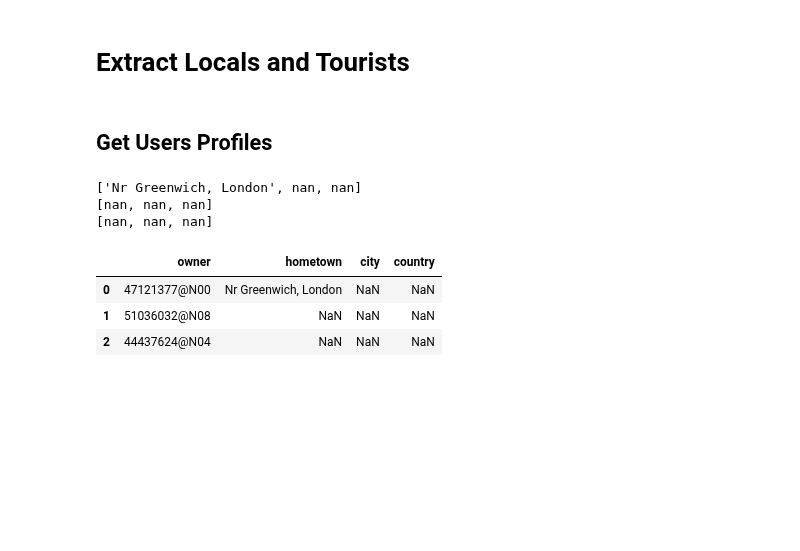
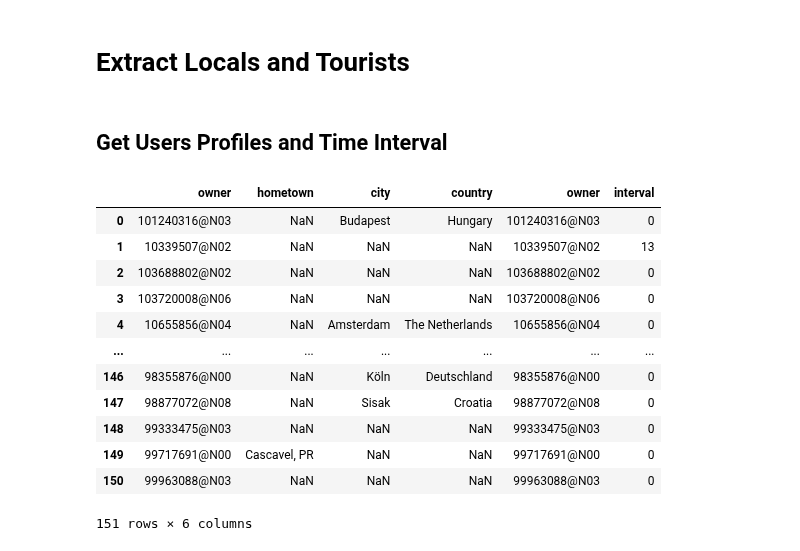
Before and after one commit to leyixu21/Semantic-Trajectory, a Jupyter notebook: clean_flickr_data.ipynb, the cells around one changed output. Drawn from its saved outputs; the diff is of its cells as text; code cells hidden in the pictures; blank space fills up the shorter version.

Commit message:
Get time intervals between the first and last photos of users

```diff
--- a/clean_flickr_data.ipynb
+++ b/clean_flickr_data.ipynb
@@ -405,9 +417,9 @@ tags_count.most_common()
 # %% [markdown]
 # Extract Locals and Tourists
 # %% [markdown]
-## Get Users Profiles
+## Get Users Profiles and Time Interval
 # %%
-# get the location of users to extract locals and tourists
+# get the location and time interval of users to extract locals and tourists
 
 
 # https://www.flickr.com/services/api/flickr.profile.getProfile.html
@@ -423,48 +435,69 @@ flickr = FlickrAPI(key, secret, format='parsed-json')
 
 # create a dictionary to store the users profile (hometown, city, country)
 users_profile = {}
+# create a dictionary to store the time interval between the first and last photos of users
+users_interval = {}
 
-# create a users list for test
-users = ['47121377@N00', '51036032@N08', '44437624@N04']
+# # create a users list for test
+# users = ['47121377@N00', '51036032@N08', '44437624@N04']
 
-# iterate users to get their profile via FlickrAPI
+# iterate users
 for i in users:
   # get the profile
   result = flickr.profile.getProfile(user_id=i)
 
   # set locations as NaN in case some of them are missing
   hometown = np.nan
   city = np.nan
   country = np.nan
 
   # get locations from the profile if they exist
   if 'hometown' in result['profile'].keys():
     if result['profile']['hometown'] != '':
       hometown = result['profile']['hometown']
   if 'city' in result['profile'].keys():
     if result['profile']['city'] != '':
       city = result['profile']['city']
   if 'country' in result['profile'].keys():
     if result['profile']['country'] != '':
       country = result['profile']['country']
 
   # add the list of locations to the profile of this user
   users_profile[i] = [hometown, city, country]
 
 
+  # get the user data
+  user = gdf_gb_users.get_group(i)
+  user = user.sort_values('date')
+  # get the time interval (days)
+  interval = (user['date'].iloc[-1] - user['date'].iloc[-0]).days
+  users_interval[i] = [interval]
+
+
 #convert the dictionary to the dataframe
 users_profile = pd.DataFrame(users_profile).transpose()
+users_interval = pd.DataFrame(users_interval).transpose()
 # convert the index to the column
 users_profile = users_profile.reset_index()
+users_interval = users_interval.reset_index()
 # rename the columns
 users_profile.columns = ['owner', 'hometown', 'city', 'country']
+users_interval.columns = ['owner', 'interval']
 
-users_profile
+# join two dataframes
+users_info = pd.concat([users_profile, users_interval], axis=1, join="inner").reindex(users_profile.index)
+users_info
 # %% [output]
+|  | owner | hometown | city | country | owner | interval |
+| 0 | 101240316@N03 | NaN | Budapest | Hungary | 101240316@N03 | 0 |
+| 1 | 10339507@N02 | NaN | NaN | NaN | 10339507@N02 | 13 |
+| 2 | 103688802@N02 | NaN | NaN | NaN | 103688802@N02 | 0 |
+| 3 | 103720008@N06 | NaN | NaN | NaN | 103720008@N06 | 0 |
+| 4 | 10655856@N04 | NaN | Amsterdam | The Netherlands | 10655856@N04 | 0 |
+| ... | ... | ... | ... | ... | ... | ... |
+| 146 | 98355876@N00 | NaN | Köln | Deutschland | 98355876@N00 | 0 |
+| 147 | 98877072@N08 | NaN | Sisak | Croatia | 98877072@N08 | 0 |
+| 148 | 99333475@N03 | NaN | NaN | NaN | 99333475@N03 | 0 |
+| 149 | 99717691@N00 | Cascavel, PR | NaN | NaN | 99717691@N00 | 0 |
+| 150 | 99963088@N03 | NaN | NaN | NaN | 99963088@N03 | 0 |
-['Nr Greenwich, London', nan, nan]
-[nan, nan, nan]
-[nan, nan, nan]
+151 rows × 6 columns
-|  | owner | hometown | city | country |
-| 0 | 47121377@N00 | Nr Greenwich, London | NaN | NaN |
-| 1 | 51036032@N08 | NaN | NaN | NaN |
-| 2 | 44437624@N04 | NaN | NaN | NaN |
```
Also changed, not shown: parts of 8 cells of this notebook.
